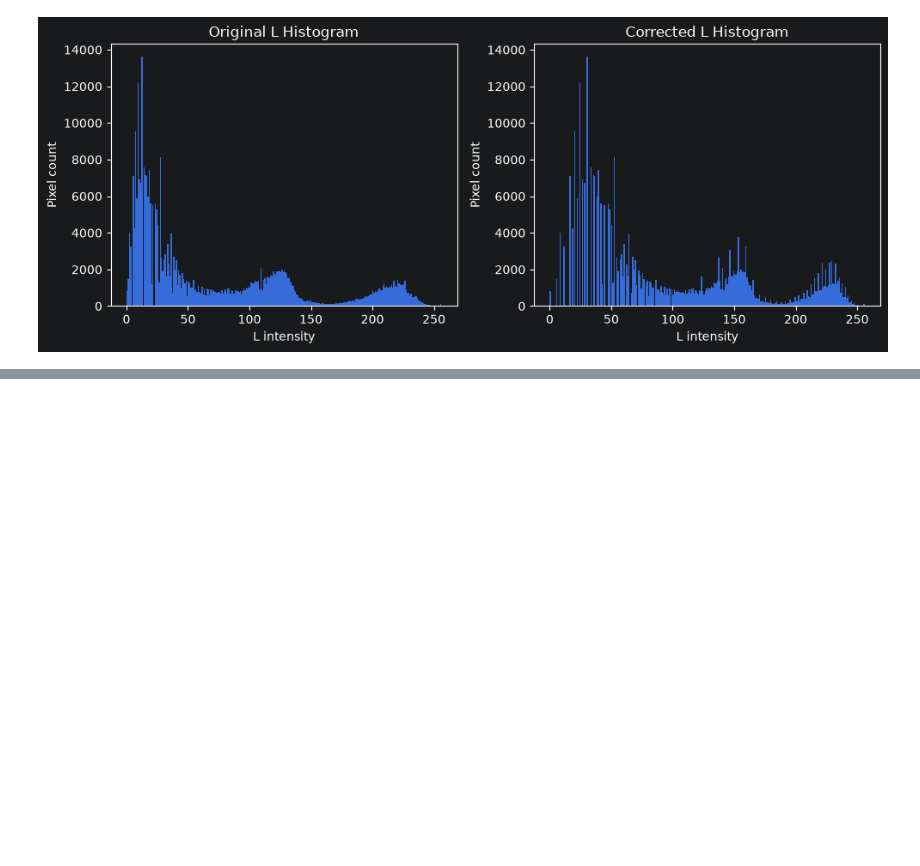
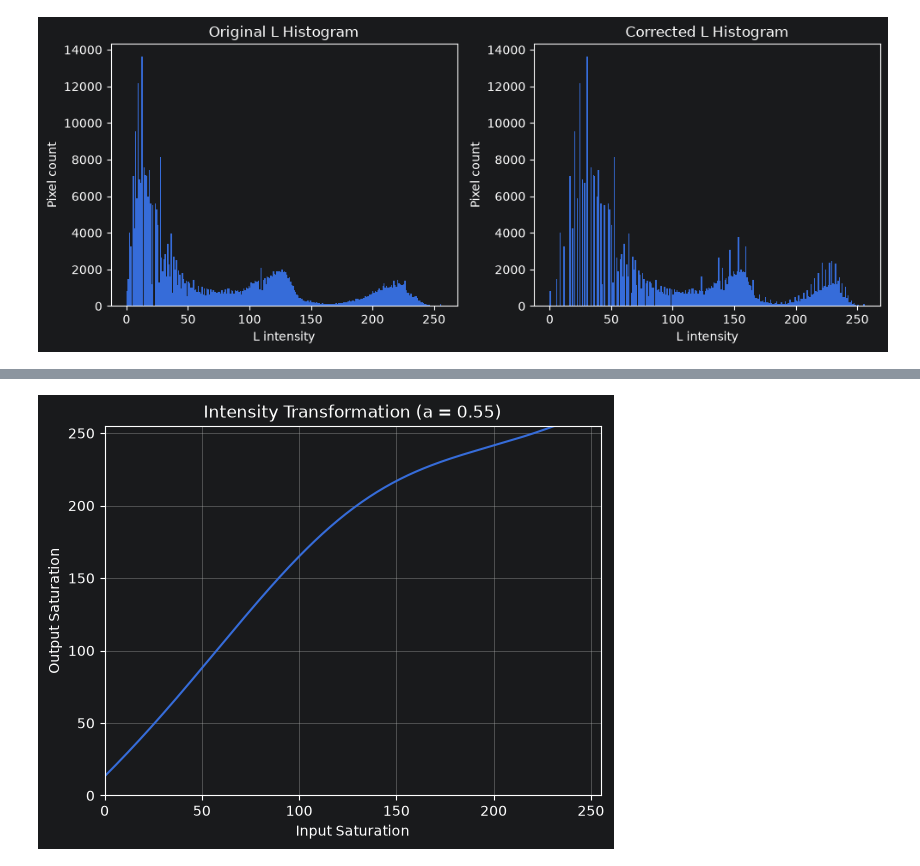
Before and after one commit to KaveeDiv23/Computer-Vision-Assignment-01, a Jupyter notebook: assignment01.ipynb, the cells around one changed output, grey strips where cells are left out. Drawn from its saved outputs; the diff is of its cells as text; code cells hidden in the pictures; blank space fills up the shorter version.

```diff
--- a/assignment01.ipynb
+++ b/assignment01.ipynb
@@ -242,0 +274,19 @@ plt.show()
+# %%
+sigma = 70
+a_val = 0.55
+
+x = np.arange(256, dtype=np.float32)
+f = x + a_val * 128 * np.exp(-((x - 128) ** 2) / (2 * sigma ** 2))
+f = np.minimum(f, 255)
+plt.plot(x, f)
+
+plt.xlabel("Input Saturation")
+plt.ylabel("Output Saturation")
+plt.title(f"Intensity Transformation (a = {a_val})")
+
+plt.xlim(0, 255)
+plt.ylim(0, 255)
+plt.grid()
+plt.show()
+# %% [output]
+[figure, added]
```
Also changed, not shown: parts of 10 cells of this notebook.
